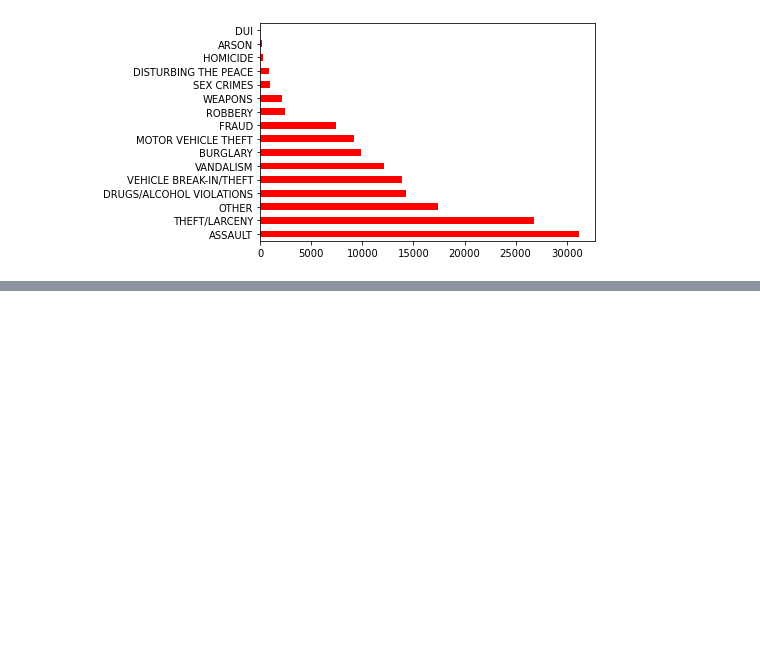
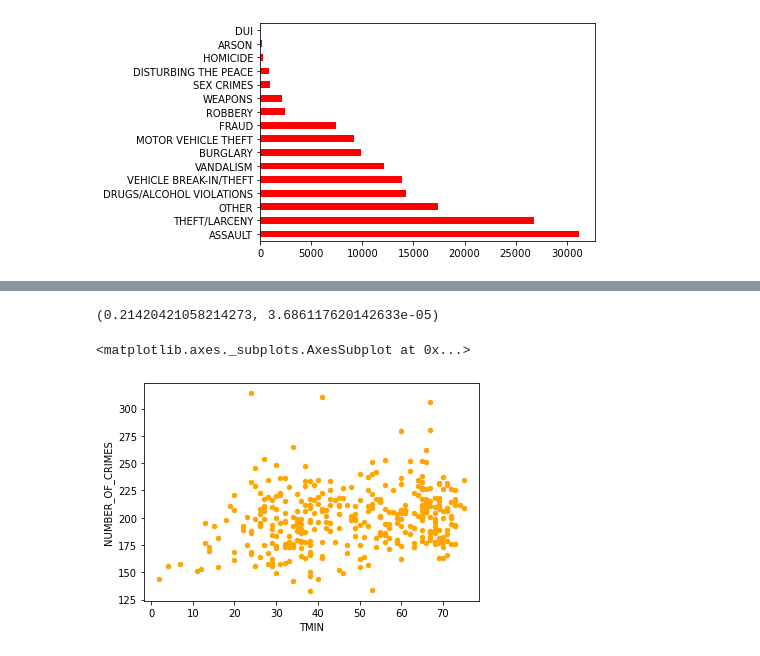
Before and after one commit to dfreeman500/CL-Python2, a Jupyter notebook: Project/crime-weather.ipynb, the cells around one changed output, grey strips where cells are left out. Cells and saved outputs as stored; diff of their text form; code cells hidden in the pictures; blank space fills up the shorter version.

```diff
--- a/Project/crime-weather.ipynb
+++ b/Project/crime-weather.ipynb
@@ -139,0 +239,8 @@ date_crime_count_df.plot(x='PRCP', y='NUMBER_OF_CRIMES', kind='scatter', )
+# %%
+#What is the correlation between TMIN and number of crimes per day
+print(stats.pearsonr(date_crime_count_df['TMIN'],date_crime_count_df['NUMBER_OF_CRIMES']))
+date_crime_count_df.plot(x='TMIN', y='NUMBER_OF_CRIMES', kind='scatter', color='orange', )
+# %% [output]
+(0.21420421058214273, 3.686117620142633e-05)
+<matplotlib.axes._subplots.AxesSubplot at 0x...>
+[figure, added]
```
Also changed, not shown: parts of 13 cells of this notebook.
